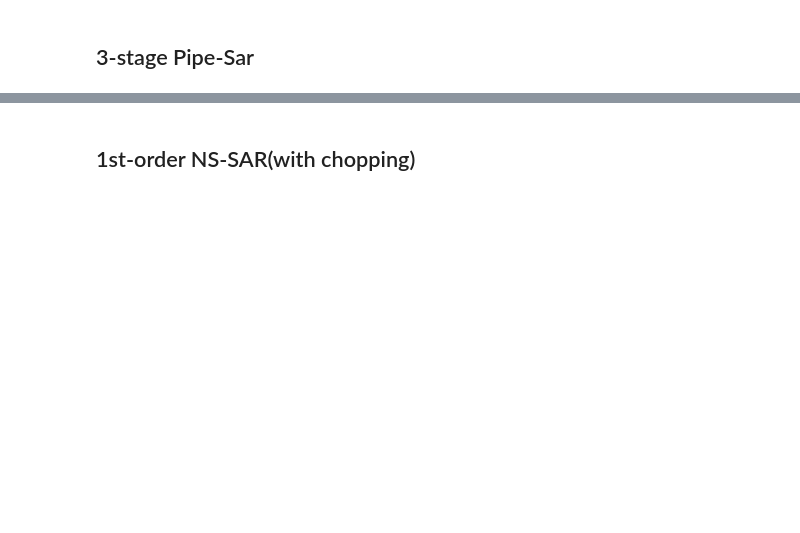
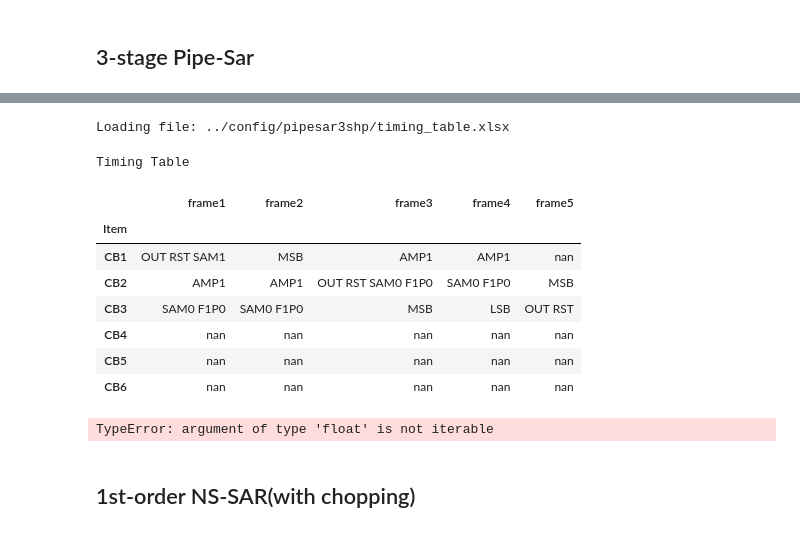
Before and after one commit to lin-k23/RISCA, a Jupyter notebook: sim.ipynb, the cells around one changed output, grey strips where cells are left out. Drawn from its saved outputs; the diff is of its cells as text; code cells hidden in the pictures; blank space fills up the shorter version.

```diff
--- a/sim.ipynb
+++ b/sim.ipynb
@@ -126,6 +191,27 @@ offset_nocal = -0.23 LSB
 <figure>
   <img src="https://i.imgur.com/LfVP8de.png" width="600"/>
 </figure>
+# %%
+pr['conf_name']=select('3-stage Pipe-Sar')
+pr_loaded = load_assembler_xlsx(os.path.join("../config",pr['conf_name']))
+pr.update(pr_loaded)
+cfg_info = pd.DataFrame(pr["conf_table"])
+display_dataframe(cfg_info,pr["conf_name"])
+da = RISCA_core(mdl, pr, signal_source(pr, mdl))
+test = Analyser(da, pr, mdl)
+test.mode_analyser()
+# %% [output]
+Loading file: ../config/pipesar3shp/timing_table.xlsx
+Timing Table
+|  | frame1 | frame2 | frame3 | frame4 | frame5 |
+| Item |  |  |  |  |  |
+| CB1 | OUT RST SAM1 | MSB | AMP1 | AMP1 | nan |
+| CB2 | AMP1 | AMP1 | OUT RST SAM0 F1P0 | SAM0 F1P0 | MSB |
+| CB3 | SAM0 F1P0 | SAM0 F1P0 | MSB | LSB | OUT RST |
+| CB4 | nan | nan | nan | nan | nan |
+| CB5 | nan | nan | nan | nan | nan |
+| CB6 | nan | nan | nan | nan | nan |
+TypeError: argument of type 'float' is not iterable
 # %% [markdown]
 ## 1st-order NS-SAR(with chopping)
 # %% [markdown]
```
Also changed, not shown: parts of 5 cells of this notebook.
